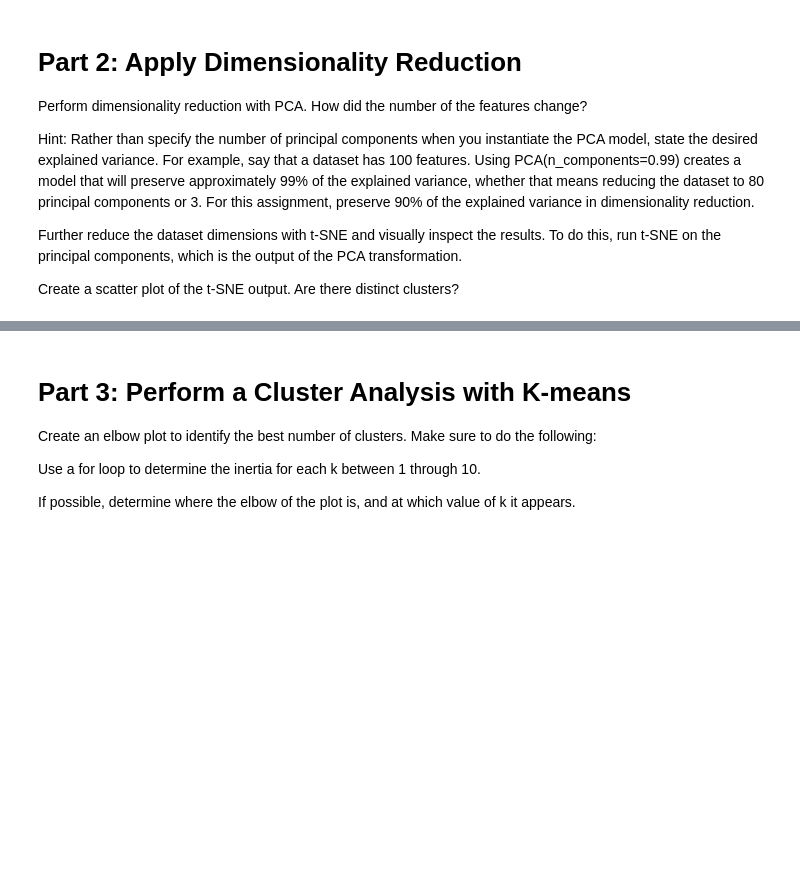
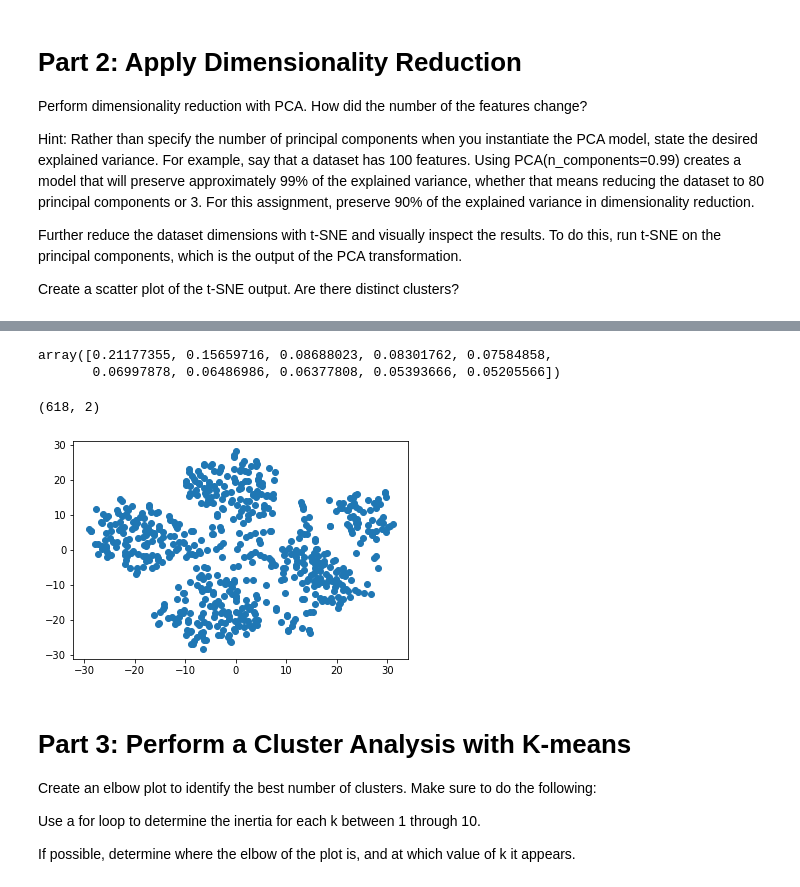
Before and after one commit to mbruns13/unsupervised-machine-learning, a Jupyter notebook: myopia_clusters.ipynb, the cells around one changed output, grey strips where cells are left out. Cells and saved outputs as stored; diff of their text form; code cells hidden in the pictures; blank space fills up the shorter version.

```diff
--- a/myopia_clusters.ipynb
+++ b/myopia_clusters.ipynb
@@ -24,0 +36,3 @@ df.head()
+# %%
+new_df = pd.DataFrame(scaled_data, columns=X.columns)
+new_df.head()
@@ -32,3 +53,14 @@ Hint: Rather than specify the number of principal components when you instantiat
 Further reduce the dataset dimensions with t-SNE and visually inspect the results. To do this, run t-SNE on the principal components, which is the output of the PCA transformation.
 
 Create a scatter plot of the t-SNE output. Are there distinct clusters?
+# %%
+ # Initialize PCA model
+pca = PCA(n_components=.9)
+
+myopia_pca = pca.fit_transform(new_df)
+# %%
+# Transform PCA data to a DataFrame
+myopia_df_pca = pd.DataFrame(
+    data=myopia_pca, columns=["principal component 1", "principal component 2", "principal component 3", "principal component 4", "principal component 5", "principal component 6", "principal component 7", "principal component 8", "principal component 9", "principal component 10"]
+)
+myopia_df_pca.head()
@@ -35,3 +74,23 @@ Create a scatter plot of the t-SNE output. Are there distinct clusters?
+# %%
+# Fetch the explained variance
+pca.explained_variance_ratio_
+# %% [output]
+array([0.21177355, 0.15659716, 0.08688023, 0.08301762, 0.07584858,
+       0.06997878, 0.06486986, 0.06377808, 0.05393666, 0.05205566])
+# %%
+tsne = TSNE(learning_rate=250)
+tsne_features = tsne.fit_transform(myopia_df_pca)
+# %%
+ # Check that dimensions have been reduced to two
+tsne_features.shape
+# %% [output]
+(618, 2)
+# %%
+# Plot the results
+plt.scatter(tsne_features[:,0], tsne_features[:,1])
+plt.show()
+# %% [output]
+[figure, added]
 # %% [markdown]
 # Part 3: Perform a Cluster Analysis with K-means
 
```
Also changed, not shown: parts of 8 cells of this notebook.
